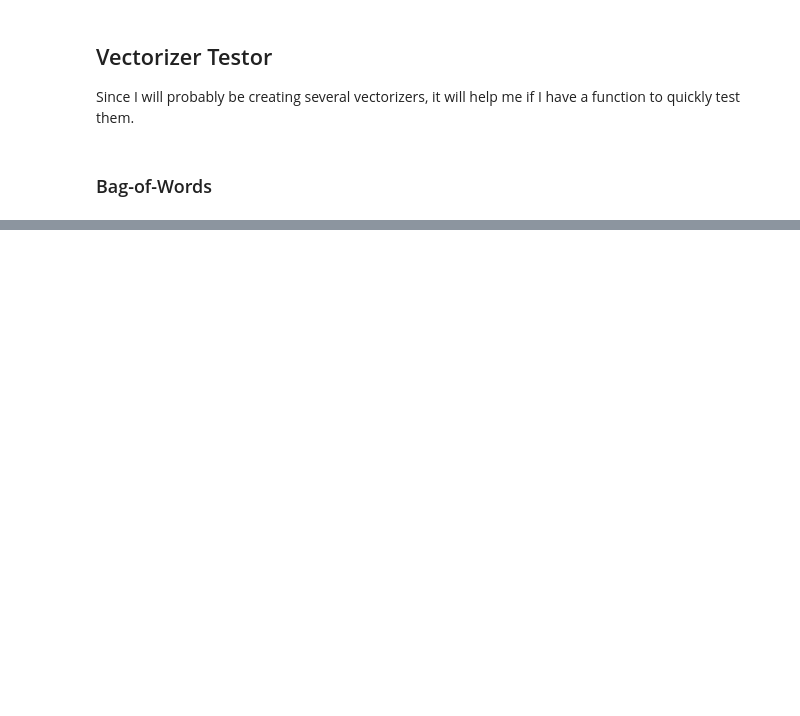
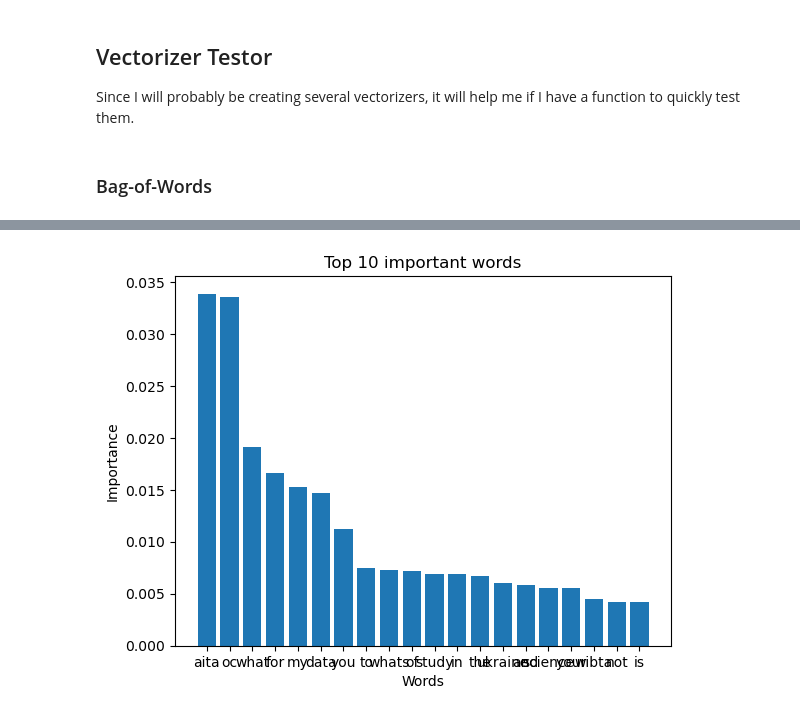
Before and after one commit to rainonej/Reddit-Projects, a Jupyter notebook: Vectorizers.ipynb, the cells around one changed output, grey strips where cells are left out. Cells and saved outputs as stored; diff of their text form; code cells hidden in the pictures; blank space fills up the shorter version.

```diff
--- a/Vectorizers.ipynb
+++ b/Vectorizers.ipynb
@@ -62,0 +199,21 @@ NameError: name 'Embedding' is not defined
+# %%
+from sklearn.decomposition import PCA
+from sklearn.ensemble import RandomForestClassifier
+
+# Initialize the RandomForestClassifier
+clf = RandomForestClassifier()
+
+# Fit the classifier to the data
+clf.fit(X_train_vectors, obj.Y_train)
+
+# Get feature importances
+importances = clf.feature_importances_
+
+# Get the index of the top 100 features
+top_100 = np.argsort(importances)[::-1][:100]
+
+# Get the feature names of the top 100 features
+top_100_words = X_train_vectors.columns[top_100]
+# %%
+feature_names = model.get_feature_names()
+word_list = [feature_names[i] for i in top_100_words]
@@ -62,0 +240,19 @@ NameError: name 'Embedding' is not defined
+# %%
+import matplotlib.pyplot as plt
+
+# Get the top 10 words and their importances
+top_10_words = word_list[:20]
+top_10_importances = importances[top_100][:20]
+
+# Create a bar chart
+plt.bar(top_10_words, top_10_importances)
+
+# Add labels and title
+plt.xlabel("Words")
+plt.ylabel("Importance")
+plt.title("Top 10 important words")
+
+# Show the graph
+plt.show()
+# %% [output]
+[figure, added]
```
Also changed, not shown: parts of 26 cells of this notebook, 2 other files.
